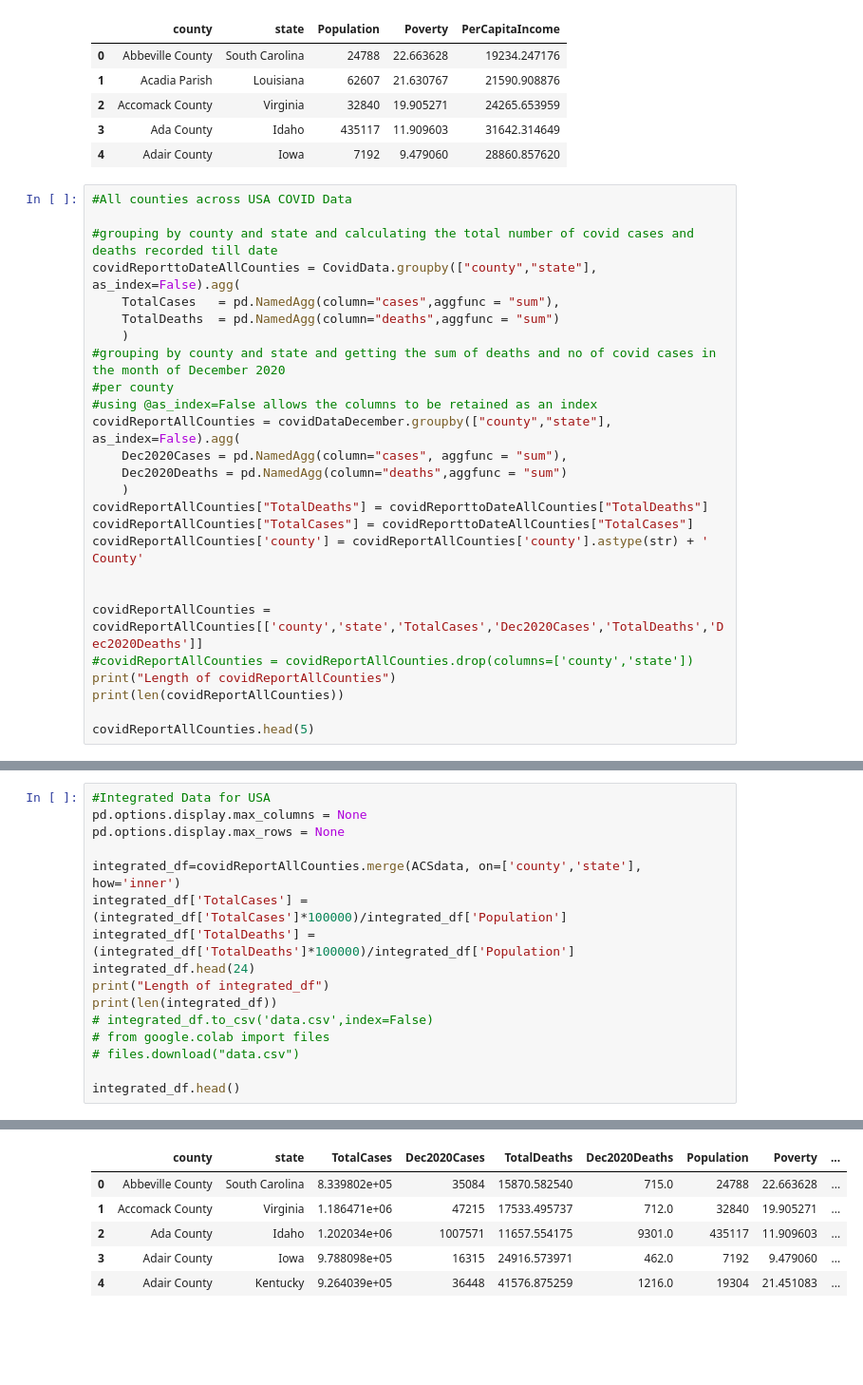
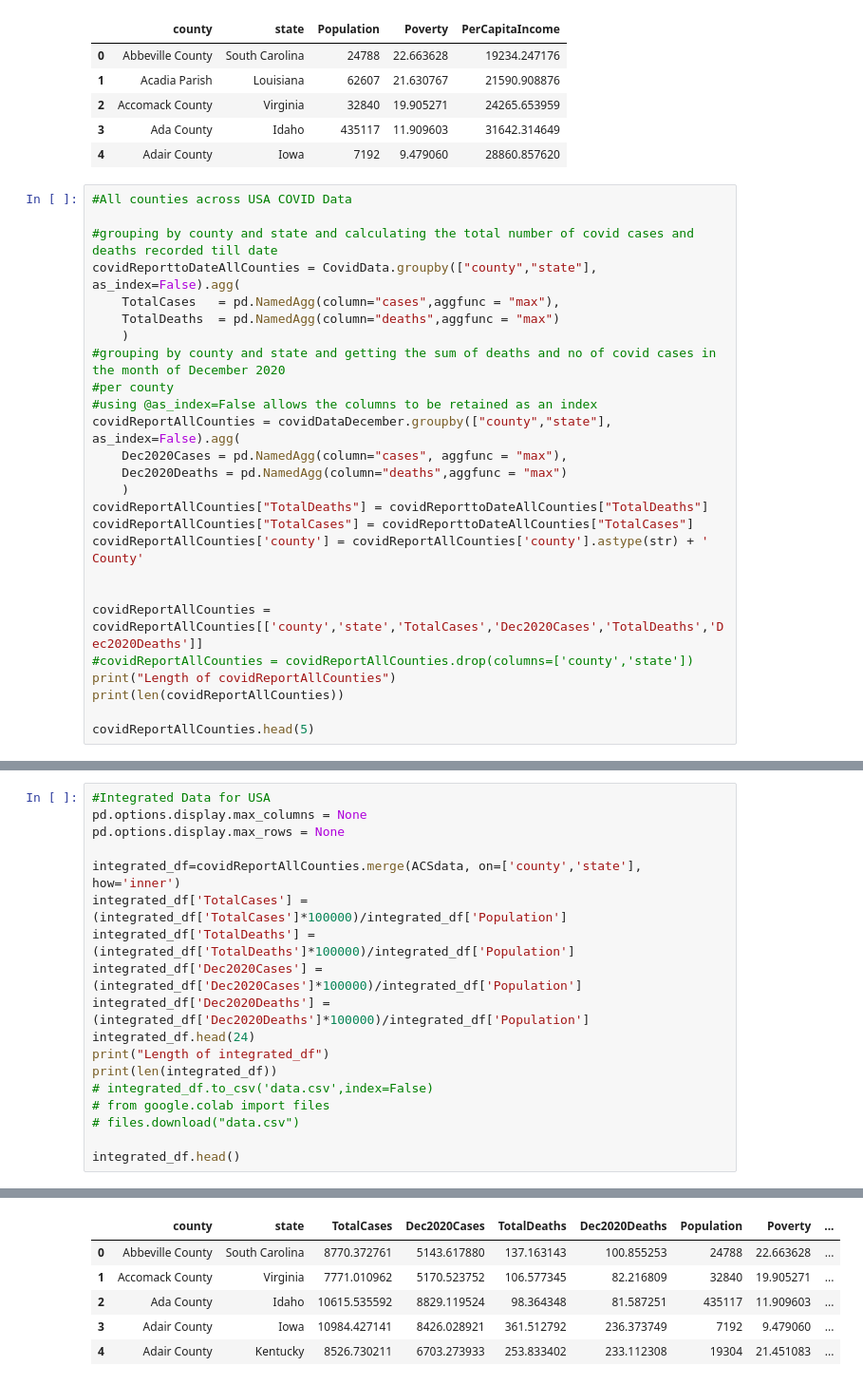
Before and after one commit to poojanalan10/OregonHighway, a Jupyter notebook: Data_Integration_Activity.ipynb, the cells around one changed output, grey strips where cells are left out. Shown at 95% size. Cells and saved outputs as stored; diff of their text form; blank space fills up the shorter version.

```diff
--- a/Data_Integration_Activity.ipynb
+++ b/Data_Integration_Activity.ipynb
@@ -189,15 +189,15 @@ ACSdata.head(5)
 
 #grouping by county and state and calculating the total number of covid cases and deaths recorded till date
 covidReporttoDateAllCounties = CovidData.groupby(["county","state"], as_index=False).agg(
-    TotalCases   = pd.NamedAgg(column="cases",aggfunc = "sum"),
-    TotalDeaths  = pd.NamedAgg(column="deaths",aggfunc = "sum")
+    TotalCases   = pd.NamedAgg(column="cases",aggfunc = "max"),
+    TotalDeaths  = pd.NamedAgg(column="deaths",aggfunc = "max")
     )
 #grouping by county and state and getting the sum of deaths and no of covid cases in the month of December 2020
 #per county
 #using @as_index=False allows the columns to be retained as an index
 covidReportAllCounties = covidDataDecember.groupby(["county","state"], as_index=False).agg(
-    Dec2020Cases = pd.NamedAgg(column="cases", aggfunc = "sum"),
-    Dec2020Deaths = pd.NamedAgg(column="deaths",aggfunc = "sum")
+    Dec2020Cases = pd.NamedAgg(column="cases", aggfunc = "max"),
+    Dec2020Deaths = pd.NamedAgg(column="deaths",aggfunc = "max")
     )
 covidReportAllCounties["TotalDeaths"] = covidReporttoDateAllCounties["TotalDeaths"]
 covidReportAllCounties["TotalCases"] = covidReporttoDateAllCounties["TotalCases"]
@@ -227,6 +227,8 @@ pd.options.display.max_rows = None
 integrated_df=covidReportAllCounties.merge(ACSdata, on=['county','state'], how='inner')
 integrated_df['TotalCases'] = (integrated_df['TotalCases']*100000)/integrated_df['Population']
 integrated_df['TotalDeaths'] = (integrated_df['TotalDeaths']*100000)/integrated_df['Population']
+integrated_df['Dec2020Cases'] = (integrated_df['Dec2020Cases']*100000)/integrated_df['Population']
+integrated_df['Dec2020Deaths'] = (integrated_df['Dec2020Deaths']*100000)/integrated_df['Population']
 integrated_df.head(24)
 print("Length of integrated_df")
 print(len(integrated_df))
@@ -241,6 +245,6 @@ Length of integrated_df
 |  | county | state | TotalCases | Dec2020Cases | TotalDeaths | Dec2020Deaths | Population | Poverty | ... |
-| 0 | Abbeville County | South Carolina | 8.339802e+05 | 35084 | 15870.582540 | 715.0 | 24788 | 22.663628 | ... |
-| 1 | Accomack County | Virginia | 1.186471e+06 | 47215 | 17533.495737 | 712.0 | 32840 | 19.905271 | ... |
-| 2 | Ada County | Idaho | 1.202034e+06 | 1007571 | 11657.554175 | 9301.0 | 435117 | 11.909603 | ... |
-| 3 | Adair County | Iowa | 9.788098e+05 | 16315 | 24916.573971 | 462.0 | 7192 | 9.479060 | ... |
-| 4 | Adair County | Kentucky | 9.264039e+05 | 36448 | 41576.875259 | 1216.0 | 19304 | 21.451083 | ... |
+| 0 | Abbeville County | South Carolina | 8770.372761 | 5143.617880 | 137.163143 | 100.855253 | 24788 | 22.663628 | ... |
+| 1 | Accomack County | Virginia | 7771.010962 | 5170.523752 | 106.577345 | 82.216809 | 32840 | 19.905271 | ... |
+| 2 | Ada County | Idaho | 10615.535592 | 8829.119524 | 98.364348 | 81.587251 | 435117 | 11.909603 | ... |
+| 3 | Adair County | Iowa | 10984.427141 | 8426.028921 | 361.512792 | 236.373749 | 7192 | 9.479060 | ... |
+| 4 | Adair County | Kentucky | 8526.730211 | 6703.273933 | 253.833402 | 233.112308 | 19304 | 21.451083 | ... |
```
Also changed, not shown: parts of 7 cells of this notebook.
